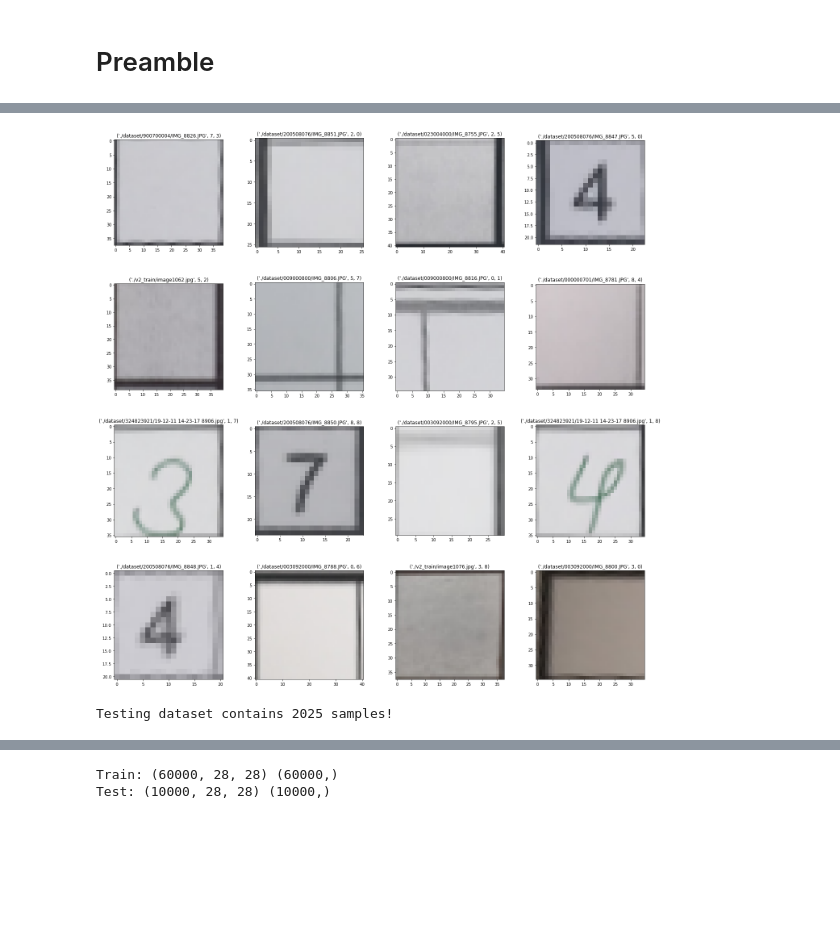
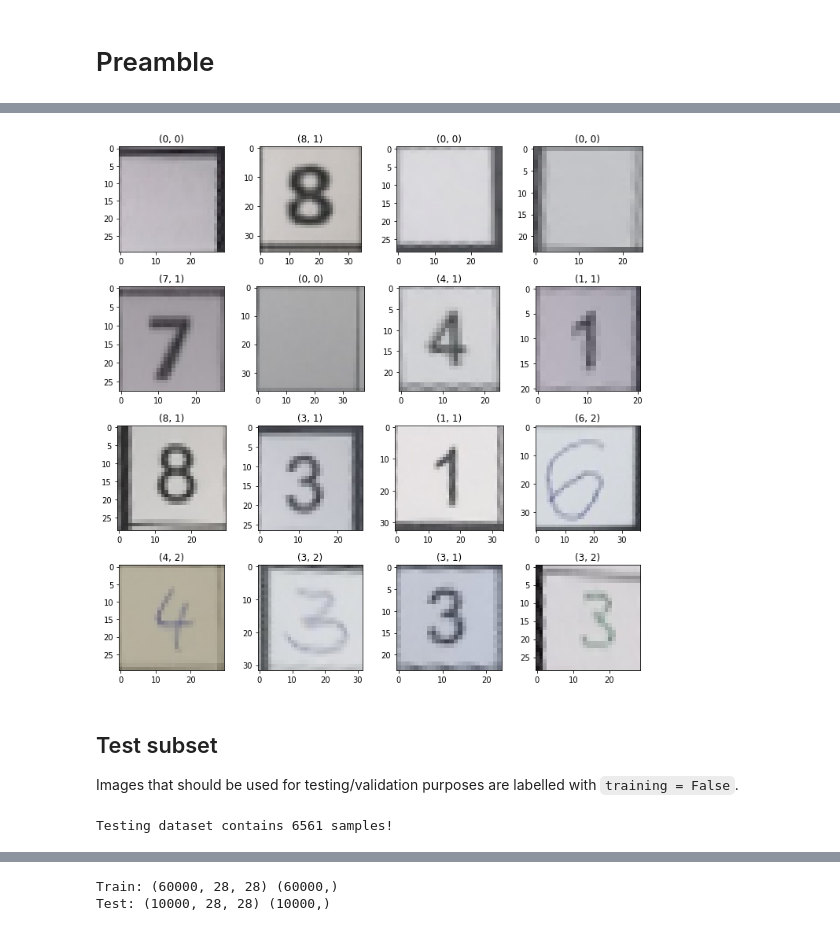
Before and after one commit to uol-mediaprocessing-201920/group-projects-sudoku-solver, a Jupyter notebook: main_recognition.ipynb, the cells around one changed output, grey strips where cells are left out. Cells and saved outputs as stored; diff of their text form; code cells hidden in the pictures; blank space fills up the shorter version.

```diff
--- a/main_recognition.ipynb
+++ b/main_recognition.ipynb
@@ -94,6 +72,7 @@ extraction_output
 # %%
 dataset = extraction_output.copy()
 dataset["input_digit"] = [acquisition_output.loc[filename]["input_digits"][row][col] for filename, row, col in extraction_output.index]
+dataset["input_class"] = [acquisition_output.loc[filename]["input_classes"][row][col] for filename, row, col in extraction_output.index]
 dataset["training"] = [acquisition_output.loc[filename]["training"] for filename, _, _ in extraction_output.index]
 dataset
 # %% [output]
@@ -140,9 +130,13 @@ train
 # %%
-show_images(train["cell_image"], train.index, n_samples=16)
+show_images(train["cell_image"], list(zip(train["input_digit"], train["input_class"])), n_samples=16, scaling=(2.5, 2.5))
 # %% [output]
-[figure, old version]
+[figure, new version]
+# %% [markdown]
+## Test subset
+
+Images that should be used for testing/validation purposes are labelled with `training = False`.
 # %%
 test = dataset[dataset["training"] == False]
 print("Testing dataset contains %d samples!" % len(test))
 # %% [output]
-Testing dataset contains 2025 samples!
+Testing dataset contains 6561 samples!
```
Also changed, not shown: parts of 143 cells of this notebook.
